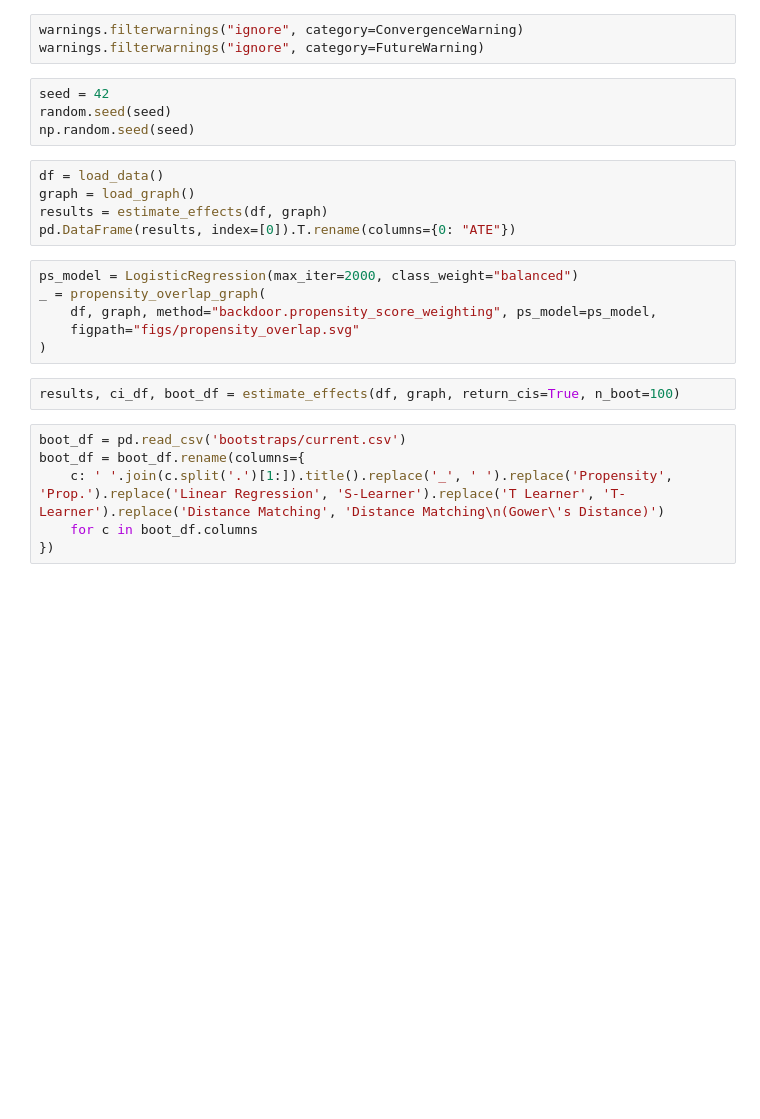
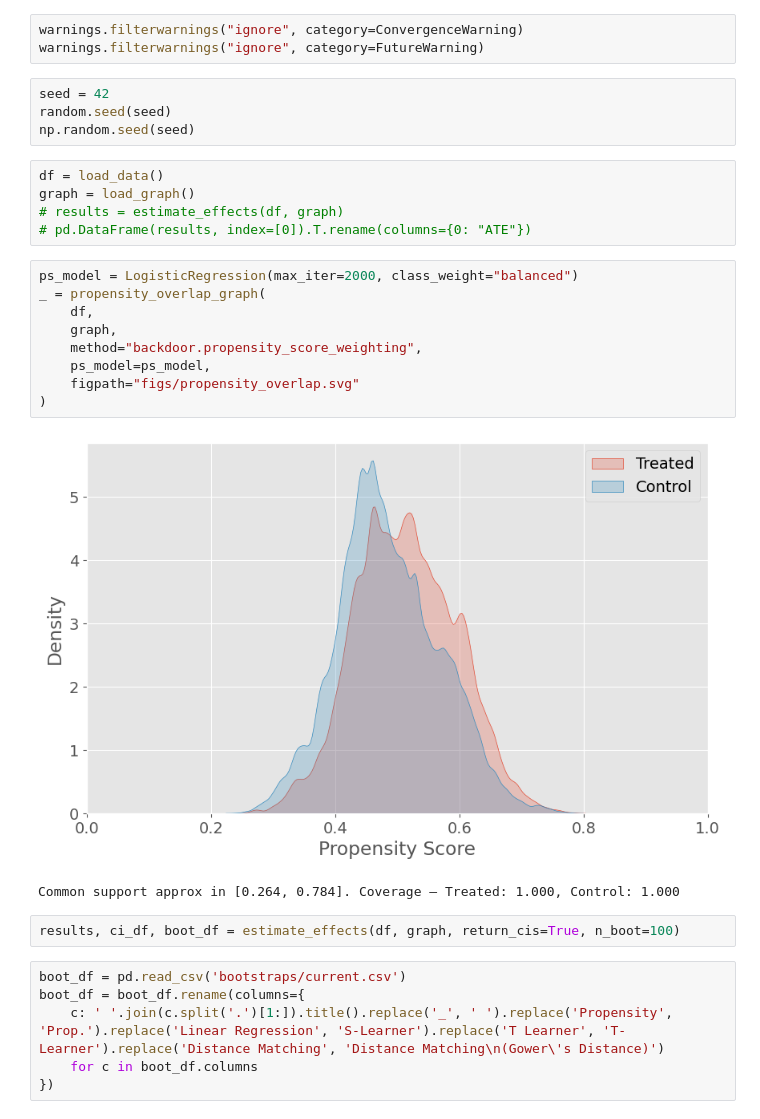
Before and after one commit to Zvi-Badash/EQLS-Causal-Project, a Jupyter notebook: estimation.ipynb, the cells around one changed output. Cells and saved outputs as stored; diff of their text form; blank space fills up the shorter version.

```diff
--- a/estimation.ipynb
+++ b/estimation.ipynb
@@ -22,14 +22,20 @@ np.random.seed(seed)
 # %%
 df = load_data()
 graph = load_graph()
-results = estimate_effects(df, graph)
-pd.DataFrame(results, index=[0]).T.rename(columns={0: "ATE"})
+# results = estimate_effects(df, graph)
+# pd.DataFrame(results, index=[0]).T.rename(columns={0: "ATE"})
 # %%
 ps_model = LogisticRegression(max_iter=2000, class_weight="balanced")
 _ = propensity_overlap_graph(
-    df, graph, method="backdoor.propensity_score_weighting", ps_model=ps_model,
+    df,
+    graph,
+    method="backdoor.propensity_score_weighting",
+    ps_model=ps_model,
     figpath="figs/propensity_overlap.svg"
 )
+# %% [output]
+[figure, added]
+Common support approx in [0.264, 0.784]. Coverage — Treated: 1.000, Control: 1.000
 # %%
 results, ci_df, boot_df = estimate_effects(df, graph, return_cis=True, n_boot=100)
 # %%
```
Also changed, not shown: parts of 1 cell of this notebook, 5 other files.
